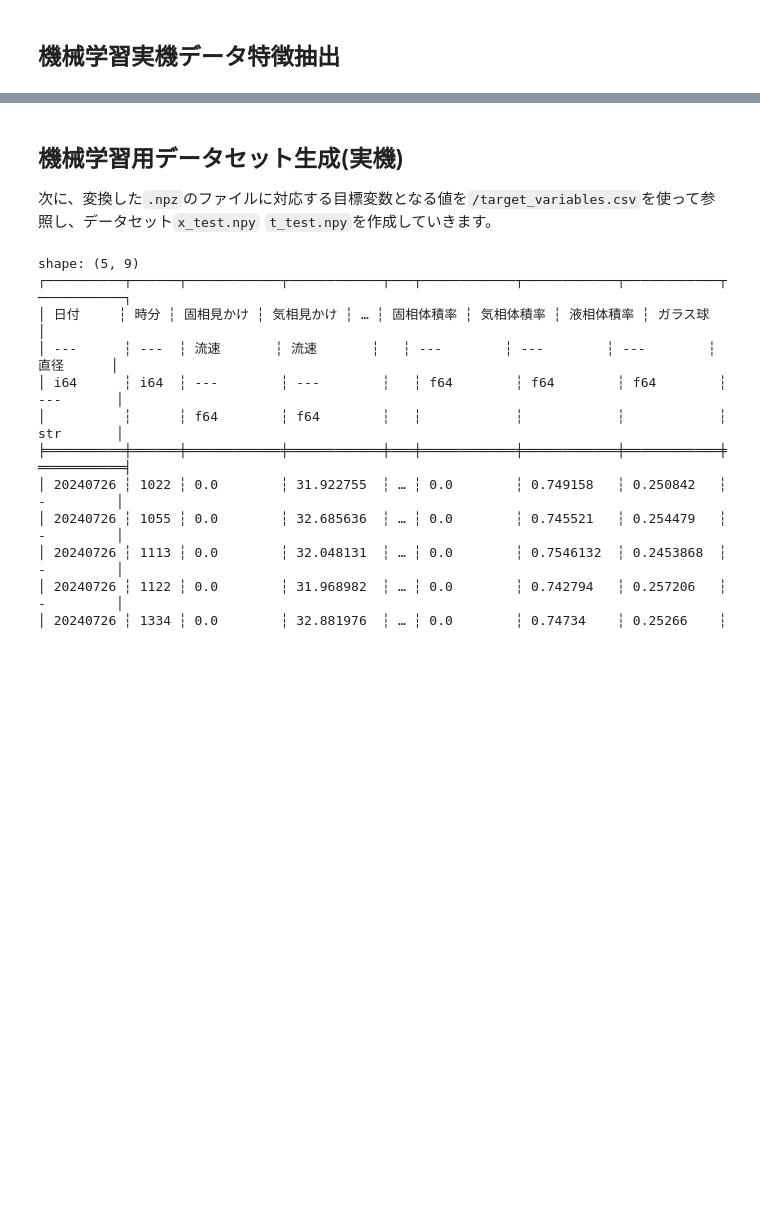
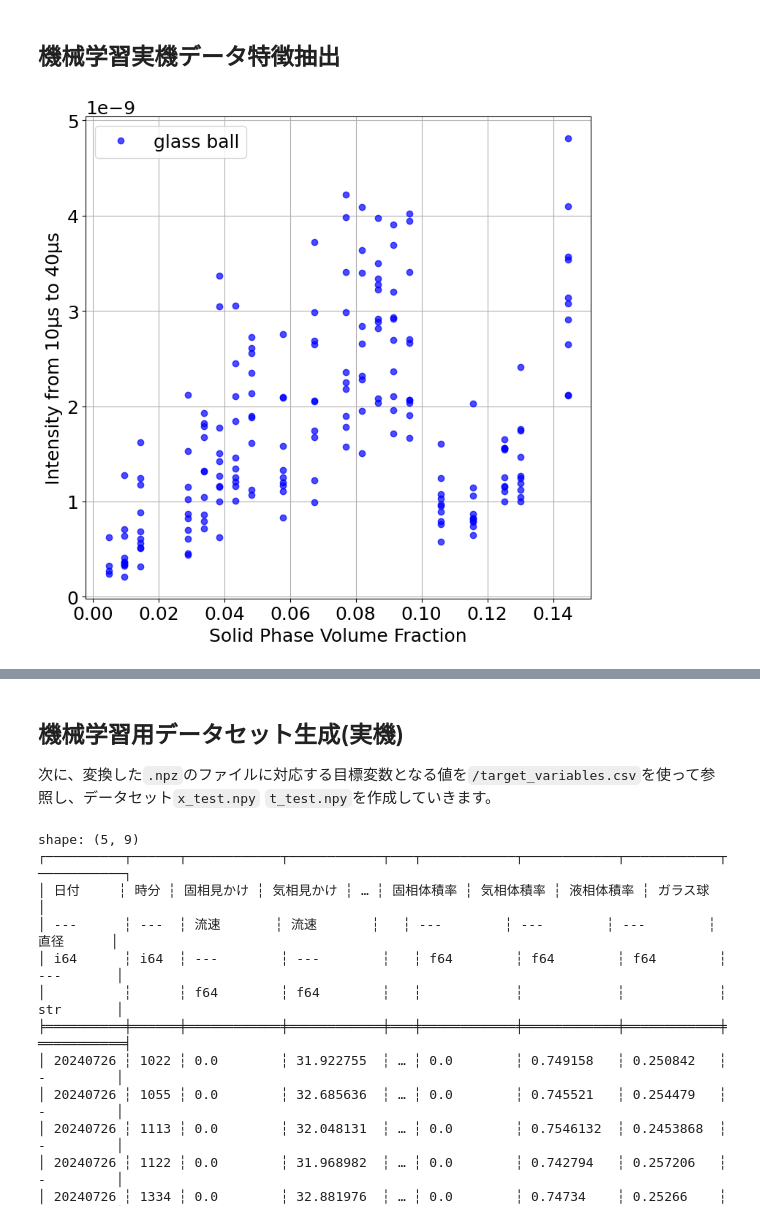
Before and after one commit to yymgc2003/psdata2matlab, a Jupyter notebook: main.ipynb, the cells around one changed output, grey strips where cells are left out. Saved outputs shown, nothing was run; the diff lists cells and outputs as text; code cells hidden in the pictures; blank space fills up the shorter version.

```diff
--- a/main.ipynb
+++ b/main.ipynb
@@ -403,5 +607,52 @@ KeyboardInterrupt:
 # %% [markdown]
 ## 機械学習実機データ特徴抽出
+# %%
+from src import calculate_gvf_and_signal,npz2png
+from src import process_case_and_return_dataset, add_noise_to_dataset
+from src import ndarr2npz, hilbert_cuda, filter_signal
+import numpy as np
+import math
+import json
+import glob
+import os
+import torch
+import polars as pl
+from matplotlib import pyplot as plt
+from scipy import integrate
+
+simulation2d_dir = "/mnt/sdb/yyamaguchi/psdata2matlab/simulation2d/dataset"
+simulation_dir = "/mnt/sdb/yyamaguchi/psdata2matlab/simulation/dataset"
+save_base_dir = "/mnt/sdb/yyamaguchi/psdata2matlab/preprocessed"
+
+x_train = np.load(os.path.join(simulation_dir, "x_train.npy"))
+t_train = np.load(os.path.join(simulation_dir, "t_train.npy"))
+dt = 1/(50*1e6)
+
+intensity_arr = []
+intensity_mean_arr = []
+intensity_target_arr = []
+
+for x_signal in x_train:
+    intensity = integrate.simpson(x_signal[500:2000]**2, dx=dt)
+    intensity_arr.append(intensity)
+intensity_arr = np.array(intensity_arr)
+
+plt.figure(figsize=(8, 8))
+plt.rcParams["font.size"] = 18
+#plt.errorbar(x_valid, y_valid, yerr=yerr_valid, fmt='o', color='blue', alpha=0.7, ecolor='red', capsize=3, label='All')
+plt.plot(t_train, intensity_arr, 'o', color='blue', alpha=0.7, label='glass ball')
+#plt.errorbar(x_valid_stone, y_valid_stone_plot, yerr=yerr_valid_stone_plot, fmt='o', color='orange', alpha=0.7, ecolor='green', capsize=3, label='Stone')
+plt.legend()
+plt.xlabel("Solid Phase Volume Fraction")
+plt.ylabel("Intensity from 10µs to 40µs")
+#plt.xlim(0, 0.2)
+#plt.ylim(0, 0.2)
+plt.grid(True)
+plt.tight_layout()
+plt.savefig(os.path.join(save_base_dir, 'intensity_vs_volume_fraction_3d.png'))
+plt.show()
+# %% [output]
+[figure, added]
 # %%
 from src import calculate_gvf_and_signal,npz2png
 from src import process_case_and_return_dataset, add_noise_to_dataset
```
Also changed, not shown: parts of 10 cells of this notebook, 5 other files.
